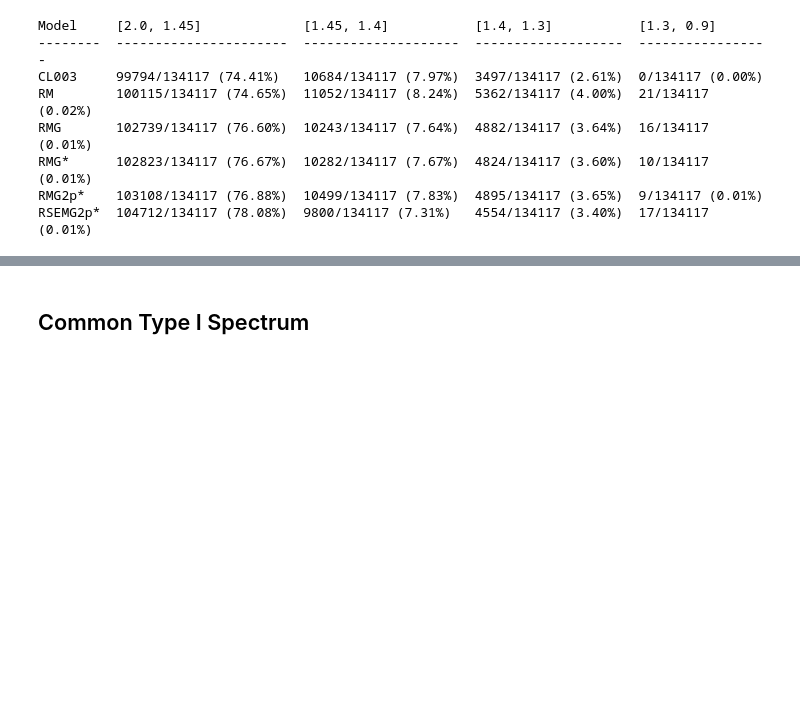
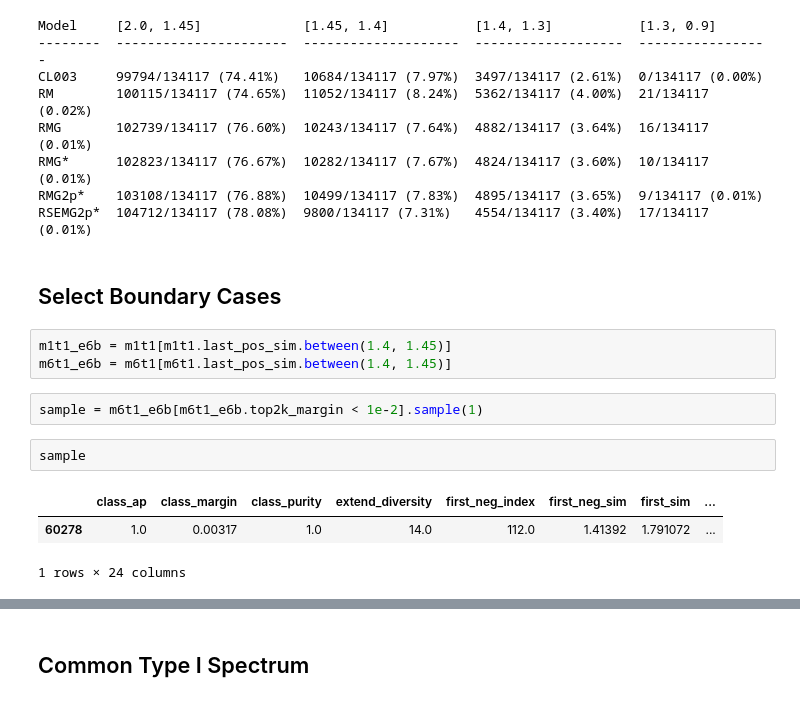
Before and after one commit to kvzhao/feature-analyzer, a Jupyter notebook: testbed/cross_model_analysis.ipynb, the cells around one changed output, grey strips where cells are left out. Saved outputs shown, nothing was run; the diff lists cells and outputs as text; blank space fills up the shorter version.

```diff
--- a/testbed/cross_model_analysis.ipynb
+++ b/testbed/cross_model_analysis.ipynb
@@ -432,3 +468,16 @@ RMG       102739/134117 (76.60%)  10243/134117 (7.64%)  4882/134117 (3.64%)  16/
 RMG*      102823/134117 (76.67%)  10282/134117 (7.67%)  4824/134117 (3.60%)  10/134117 (0.01%)
 RMG2p*    103108/134117 (76.88%)  10499/134117 (7.83%)  4895/134117 (3.65%)  9/134117 (0.01%)
 RSEMG2p*  104712/134117 (78.08%)  9800/134117 (7.31%)   4554/134117 (3.40%)  17/134117 (0.01%)
+# %% [markdown]
+## Select Boundary Cases
+# %%
+m1t1_e6b = m1t1[m1t1.last_pos_sim.between(1.4, 1.45)]
+m6t1_e6b = m6t1[m6t1.last_pos_sim.between(1.4, 1.45)]
+# %%
+sample = m6t1_e6b[m6t1_e6b.top2k_margin < 1e-2].sample(1)
+# %%
+sample
+# %% [output]
+|  | class_ap | class_margin | class_purity | extend_diversity | first_neg_index | first_neg_sim | first_sim | ... |
+| 60278 | 1.0 | 0.00317 | 1.0 | 14.0 | 112.0 | 1.41392 | 1.791072 | ... |
+1 rows × 24 columns
```
Also changed, not shown: parts of 30 cells of this notebook.
